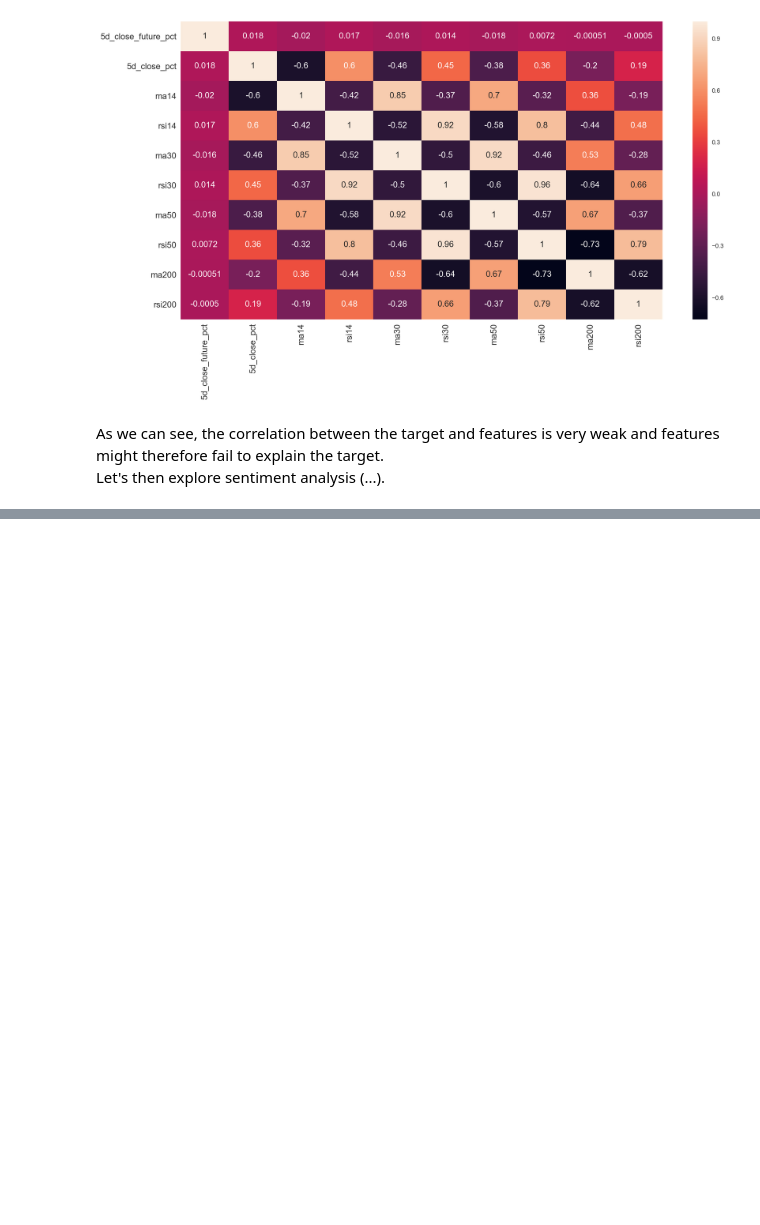
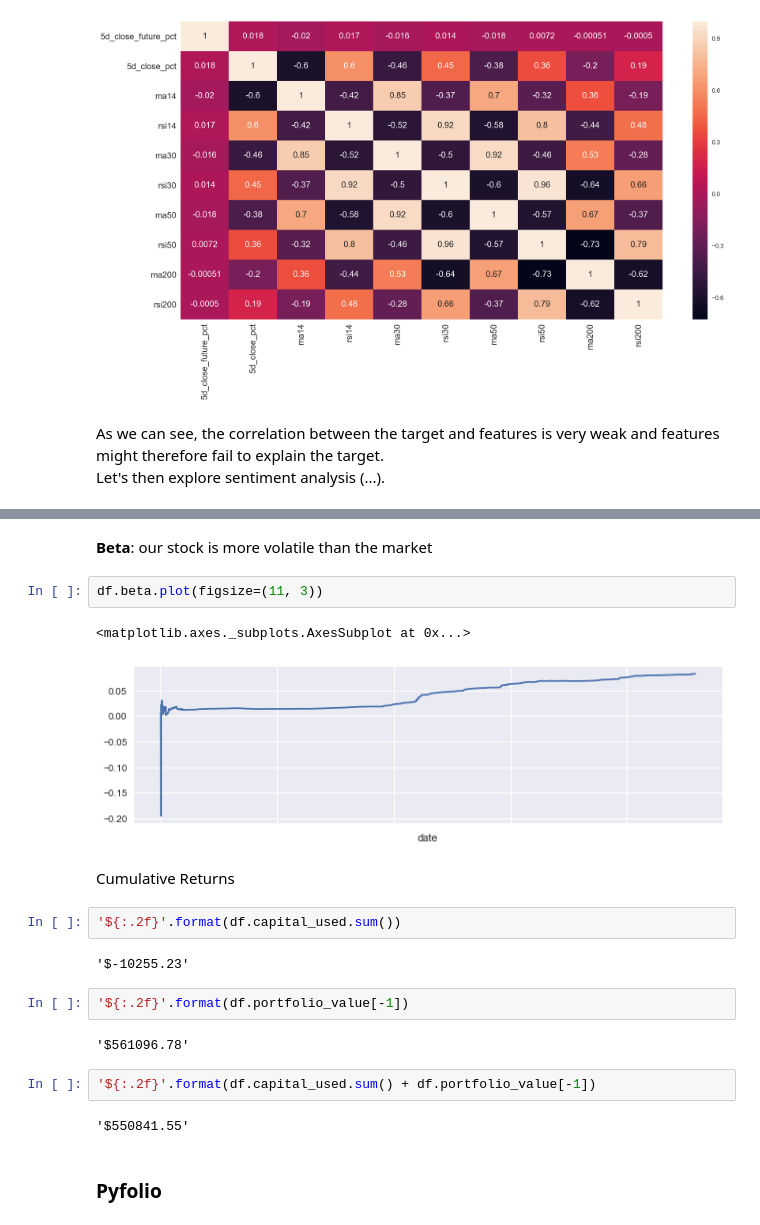
Before and after one commit to isabelpuche/ml_for_algo_trading, a Jupyter notebook: notebooks/eda_quandl.ipynb, the cells around one changed output, grey strips where cells are left out. Saved outputs shown, nothing was run; the diff lists cells and outputs as text; blank space fills up the shorter version.

```diff
--- a/notebooks/eda_quandl.ipynb
+++ b/notebooks/eda_quandl.ipynb
@@ -430,0 +494,23 @@ We will now proceed to analyse results and subsequently, design our machine lear
+# %% [markdown]
+<b>Beta</b>: our stock is more volatile than the market
+# %%
+df.beta.plot(figsize=(11, 3))
+# %% [output]
+<matplotlib.axes._subplots.AxesSubplot at 0x...>
+[figure, added]
+# %% [markdown]
+Cumulative Returns
+# %%
+'${:.2f}'.format(df.capital_used.sum())
+# %% [output]
+'$-10255.23'
+# %%
+'${:.2f}'.format(df.portfolio_value[-1])
+# %% [output]
+'$561096.78'
+# %%
+'${:.2f}'.format(df.capital_used.sum() + df.portfolio_value[-1])
+# %% [output]
+'$550841.55'
+# %% [markdown]
+### Pyfolio
```
Also changed, not shown: parts of 18 cells of this notebook.
